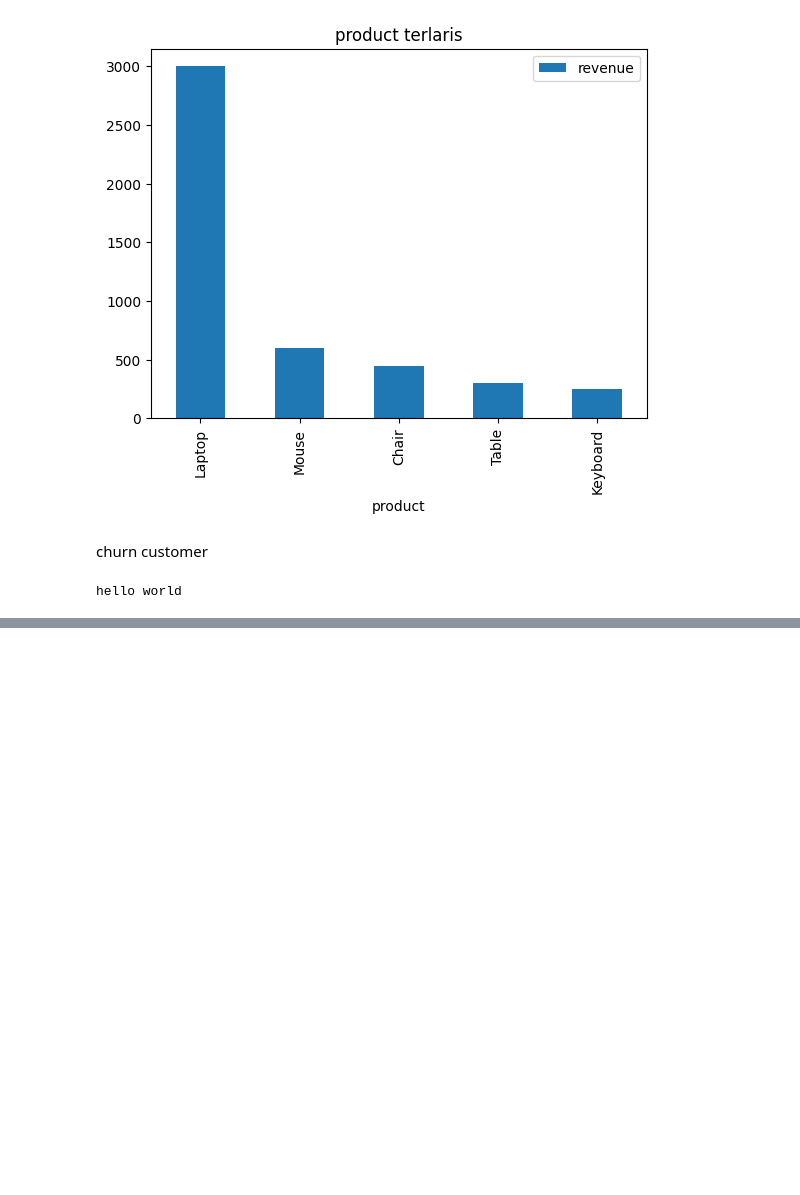
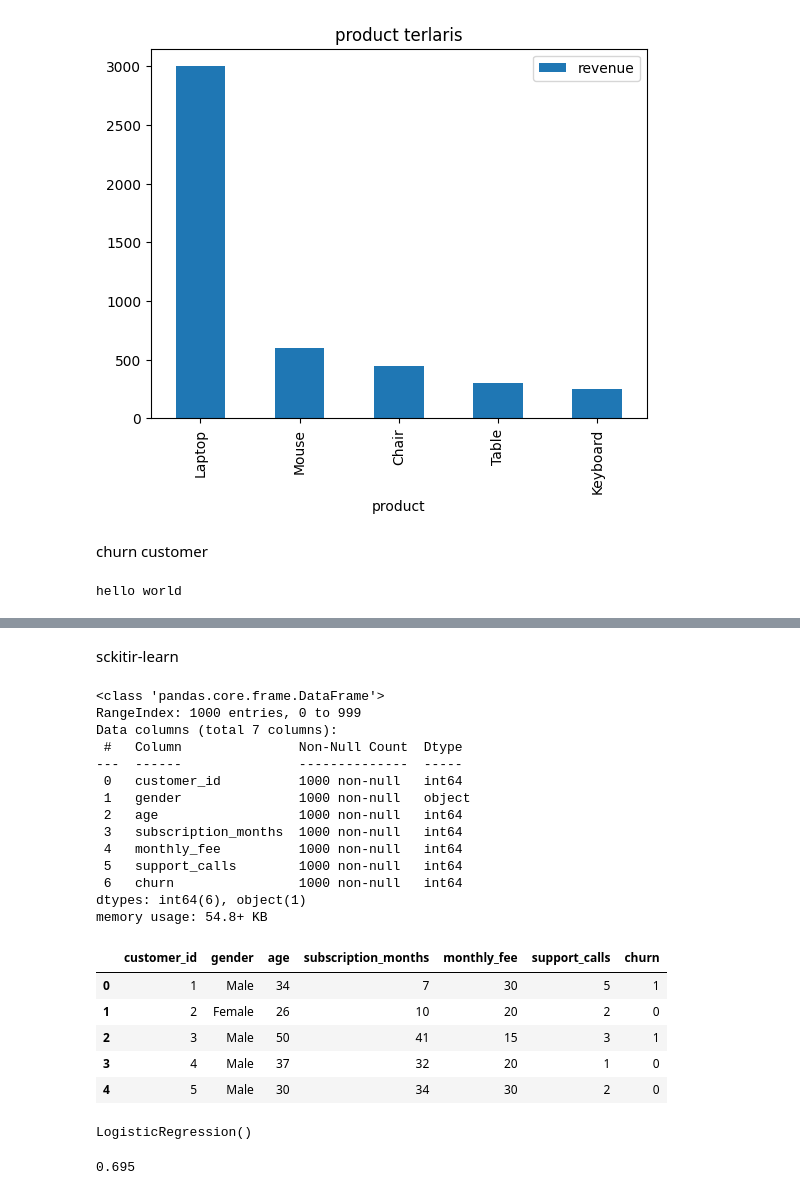
Before and after one commit to Ninezik/analisis, a Jupyter notebook: notebook/coba1.ipynb, the cells around one changed output, grey strips where cells are left out. Saved outputs shown, nothing was run; the diff lists cells and outputs as text; code cells hidden in the pictures; blank space fills up the shorter version.

```diff
--- a/notebook/coba1.ipynb
+++ b/notebook/coba1.ipynb
@@ -129,0 +130,26 @@ plt.show()
+# %% [markdown]
+sckitir-learn
+# %%
+df2.info()
+df2.head()
+# %% [output]
+<class 'pandas.core.frame.DataFrame'>
+RangeIndex: 1000 entries, 0 to 999
+Data columns (total 7 columns):
+ #   Column               Non-Null Count  Dtype
+---  ------               --------------  -----
+ 0   customer_id          1000 non-null   int64
+ 1   gender               1000 non-null   object
+ 2   age                  1000 non-null   int64
+ 3   subscription_months  1000 non-null   int64
+ 4   monthly_fee          1000 non-null   int64
+ 5   support_calls        1000 non-null   int64
+ 6   churn                1000 non-null   int64
+dtypes: int64(6), object(1)
+memory usage: 54.8+ KB
+|  | customer_id | gender | age | subscription_months | monthly_fee | support_calls | churn |
+| 0 | 1 | Male | 34 | 7 | 30 | 5 | 1 |
+| 1 | 2 | Female | 26 | 10 | 20 | 2 | 0 |
+| 2 | 3 | Male | 50 | 41 | 15 | 3 | 1 |
+| 3 | 4 | Male | 37 | 32 | 20 | 1 | 0 |
+| 4 | 5 | Male | 30 | 34 | 30 | 2 | 0 |
@@ -129,0 +166,7 @@ plt.show()
+# %%
+# modelling
+from sklearn.linear_model import LogisticRegression
+model=LogisticRegression()
+model.fit(X_train,y_train)
+# %% [output]
+LogisticRegression()
@@ -129,0 +175,6 @@ plt.show()
+# %%
+# evaluate model
+from sklearn.metrics import accuracy_score
+accuracy_score(y_test,y_pred)
+# %% [output]
+0.695
```
Also changed, not shown: parts of 12 cells of this notebook, 2 other files.
